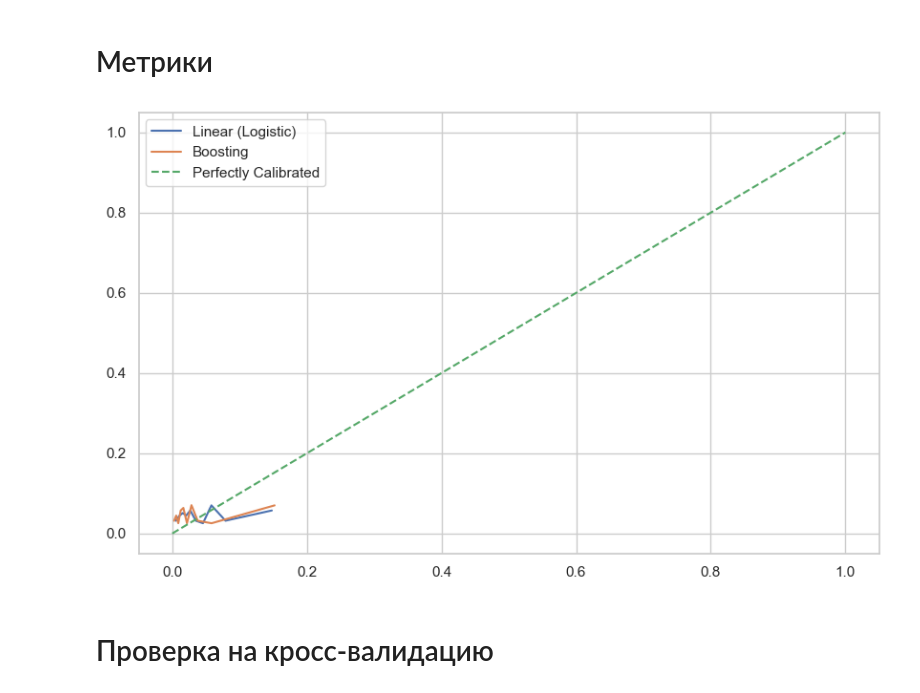
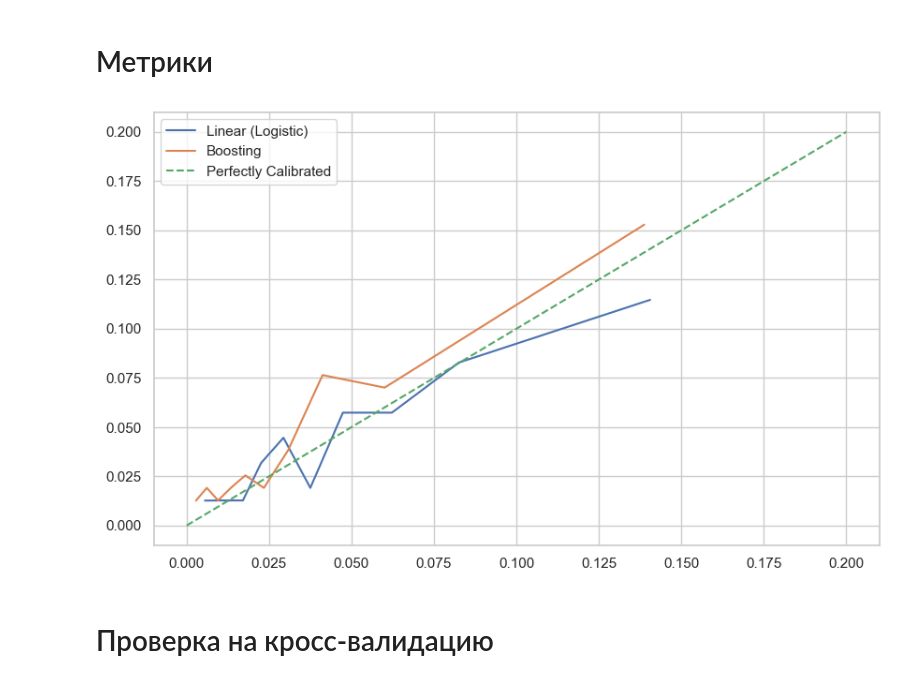
Before and after one commit to latstanislav/fortebank_ml_tastks, a Jupyter notebook: notebooks/EDA scoring_model.ipynb, the cells around one changed output. Saved outputs shown, nothing was run; the diff lists cells and outputs as text; code cells hidden in the pictures.

```diff
--- a/notebooks/EDA scoring_model.ipynb
+++ b/notebooks/EDA scoring_model.ipynb
@@ -414,13 +415,13 @@ REGISTRY_MODEL_NAME = "macro_scoring_classifier"
 metrics_linear, y_prob_linear = train_and_log(
     model=pipeline,
     X_train=X_train,
-    X_test=X_val,
+    X_test=X_test,
     y_train=y_train,
-    y_test=y_val,
+    y_test=y_test,
     RUN_NAME=RUN_NAME,
     EXPERIMENT_NAME=EXPERIMENT_NAME,
     REGISTRY_MODEL_NAME=REGISTRY_MODEL_NAME,
     metadata=metadata,
-    use_eval=False,
+    use_eval=True,
 )
 # %% [output]
@@ -456,14 +466,14 @@ REGISTRY_MODEL_NAME = "macro_scoring_classifier"
 metrics_boost, y_prob_boost = train_and_log(
     model=pipeline,
     X_train=X_train,
-    X_test=X_val,
+    X_test=X_test,
     y_train=y_train,
-    y_test=y_val,
+    y_test=y_test,
     RUN_NAME=RUN_NAME,
     EXPERIMENT_NAME=EXPERIMENT_NAME,
     REGISTRY_MODEL_NAME=REGISTRY_MODEL_NAME,
     metadata=metadata,
-    use_eval=False,
+    use_eval=True,
 )
 # %% [output]
 Learning rate set to 0.024118
@@ -495,15 +514,15 @@ RUN catoost_raw_uncalibrated завершен. Gini: 0.4733
 # %%
 # 3. Строим кривые калибровки
 prob_true_lin, prob_pred_lin = calibration_curve(y_test, y_prob_linear, n_bins=10, strategy='quantile')
 prob_true_bst, prob_pred_bst = calibration_curve(y_test, y_prob_boost, n_bins=10, strategy='quantile')
 
 plt.plot(prob_pred_lin, prob_true_lin, label='Linear (Logistic)')
 plt.plot(prob_pred_bst, prob_true_bst, label='Boosting')
-plt.plot([0, 1], [0, 1], linestyle='--', label='Perfectly Calibrated')
+plt.plot([0, 0.2], [0, 0.2], linestyle='--', label='Perfectly Calibrated')
 plt.legend()
 plt.show()
 # %% [output]
-[figure, old version]
+[figure, new version]
 # %% [markdown]
 # Проверка на кросс-валидацию
 # %%
```
Also changed, not shown: parts of 10 cells of this notebook, 7 other files.
